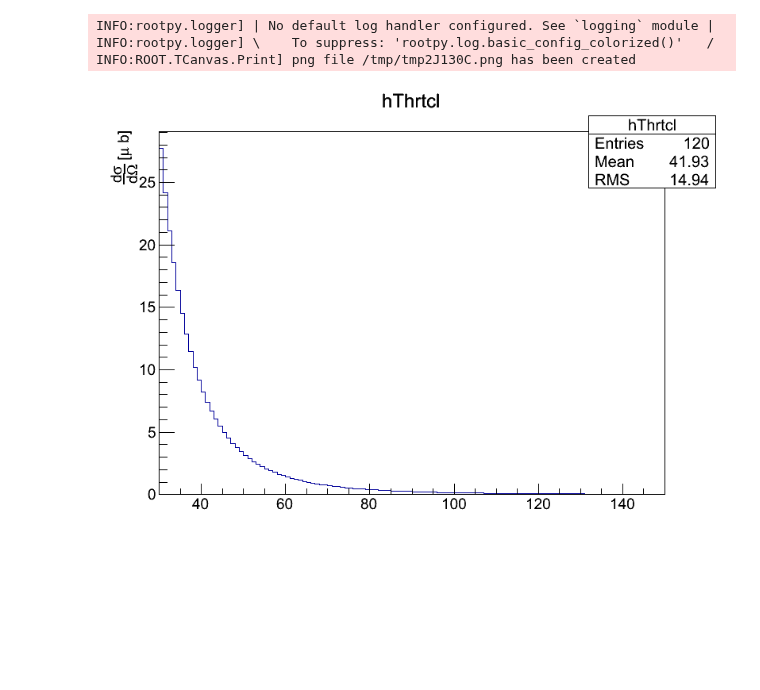
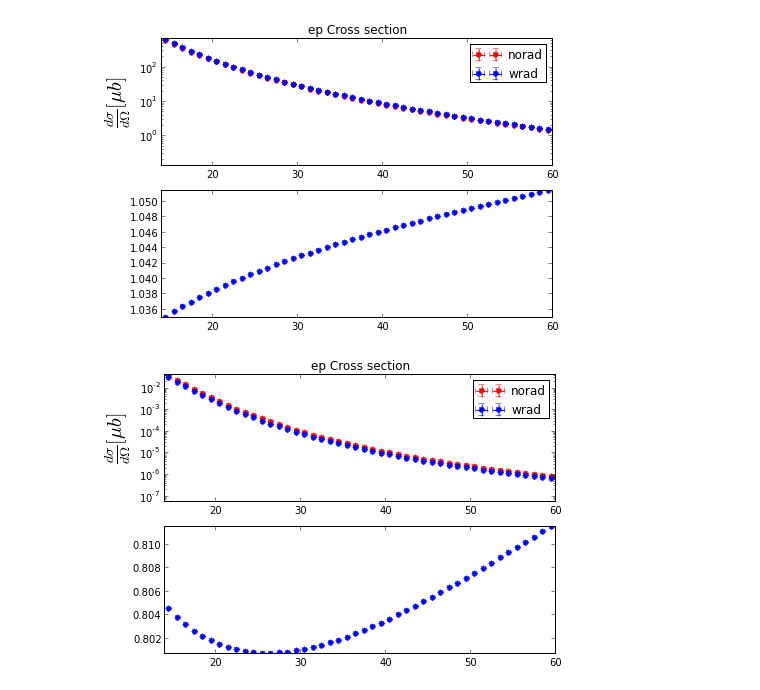
Before and after one commit to arjun-trivedi/ana2pi, a Jupyter notebook: sub_studies/study_elastic/nb_play_elaslib.ipynb, the cells around one changed output. Drawn from its saved outputs; the diff is of its cells as text; code cells hidden in the pictures; blank space fills up the shorter version.

```diff
--- a/sub_studies/study_elastic/nb_play_elaslib.ipynb
+++ b/sub_studies/study_elastic/nb_play_elaslib.ipynb
@@ -1,24 +0,0 @@
-# %%
-import elaslib
-import rootnotes
-#nbins,xmin,xmax=46,14,60
-nbins,xmin,xmax=120,30,150
-hThrtcl=ROOT.TH1F("hThrtcl","hThrtcl",nbins,xmin,xmax)
-hThrtcl.SetYTitle("#frac{d\sigma}{d\Omega} [\mu b]")
-for ibin in range(nbins):
-    theta=hThrtcl.GetBinLowEdge(ibin+1)
-    if theta==0: continue
-    #binc=elaslib.elas(5.499,theta)
-    binc=elaslib.elasrad(0.188,theta,2.5*0.00577,1.1)
-    #print "theta,xsec=",theta,binc
-    hThrtcl.SetBinContent(ibin+1,binc)
-    hThrtcl.SetBinError(ibin+1,0)
-	#hThrtcl.GetXaxis().SetRangeUser(12,50)
-c=rootnotes.default_canvas()
-hThrtcl.Draw()
-c
-# %% [output]
-INFO:rootpy.logger] | No default log handler configured. See `logging` module |
-INFO:rootpy.logger] \    To suppress: 'rootpy.log.basic_config_colorized()'   /
-INFO:ROOT.TCanvas.Print] png file /tmp/tmp2J130C.png has been created
-[figure, removed]
@@ -24,0 +52,8 @@ INFO:ROOT.TCanvas.Print] png file /tmp/tmp2J130C.png has been created
+# %%
+plot(0.188)
+# %% [output]
+[figure, added]
+# %%
+plot(5)
+# %% [output]
+[figure, added]
```
Also changed, not shown: parts of 4 cells of this notebook, 1 other file.
